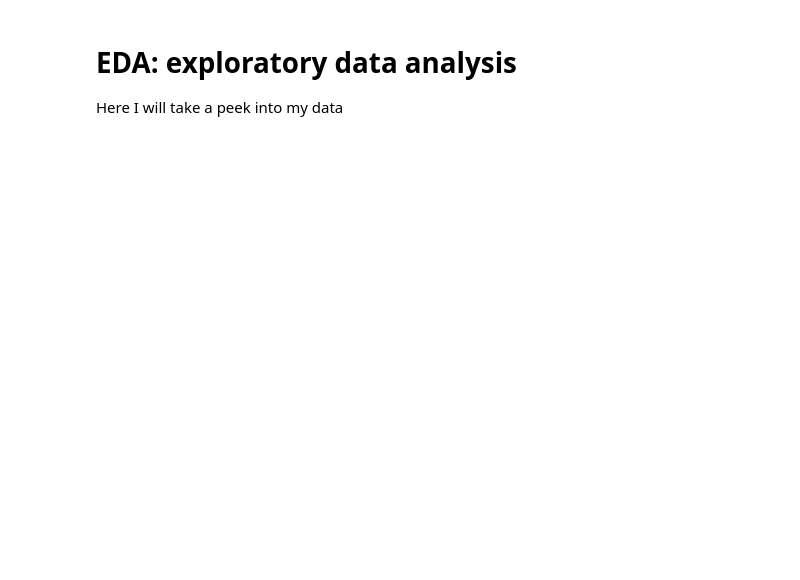
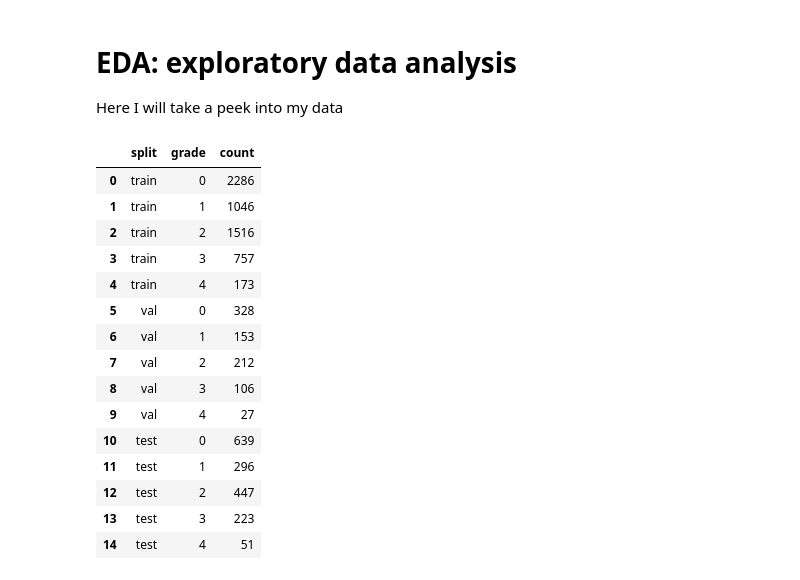
Before and after one commit to Kate-Zilla/deep-learning-arthritis-detection, a Jupyter notebook: arth_det.ipynb, the cells around one changed output. Drawn from its saved outputs; the diff is of its cells as text; code cells hidden in the pictures; blank space fills up the shorter version.

```diff
--- a/arth_det.ipynb
+++ b/arth_det.ipynb
@@ -39,3 +66,43 @@ sns.set_context("notebook")
 # %% [markdown]
 # EDA: exploratory data analysis
 Here I will take a peek into my data
+# %%
+def count_images_per_class(split_dir):
+    counts = {}
+    for label in sorted(os.listdir(split_dir)):
+        label_path = os.path.join(split_dir, label)
+        if os.path.isdir(label_path):
+            n_images = len([
+                f for f in os.listdir(label_path)
+                if f.lower().endswith((".png", ".jpg", ".jpeg"))
+            ])
+            counts[int(label)] = n_images
+    return counts
+
+splits = {"train": train_dir, "val": val_dir, "test": test_dir}
+rows = []
+
+for split_name, split_path in splits.items():
+    class_counts = count_images_per_class(split_path)
+    for grade, count in class_counts.items():
+        rows.append({"split": split_name, "grade": grade, "count": count})
+
+eda_counts_df = pd.DataFrame(rows)
+eda_counts_df
+# %% [output]
+|  | split | grade | count |
+| 0 | train | 0 | 2286 |
+| 1 | train | 1 | 1046 |
+| 2 | train | 2 | 1516 |
+| 3 | train | 3 | 757 |
+| 4 | train | 4 | 173 |
+| 5 | val | 0 | 328 |
+| 6 | val | 1 | 153 |
+| 7 | val | 2 | 212 |
+| 8 | val | 3 | 106 |
+| 9 | val | 4 | 27 |
+| 10 | test | 0 | 639 |
+| 11 | test | 1 | 296 |
+| 12 | test | 2 | 447 |
+| 13 | test | 3 | 223 |
+| 14 | test | 4 | 51 |
```
Also changed, not shown: parts of 8 cells of this notebook.
